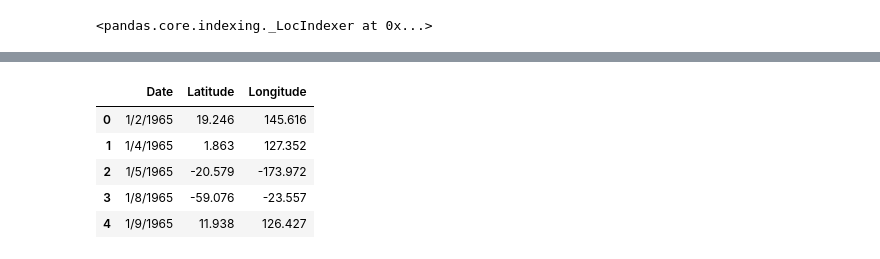
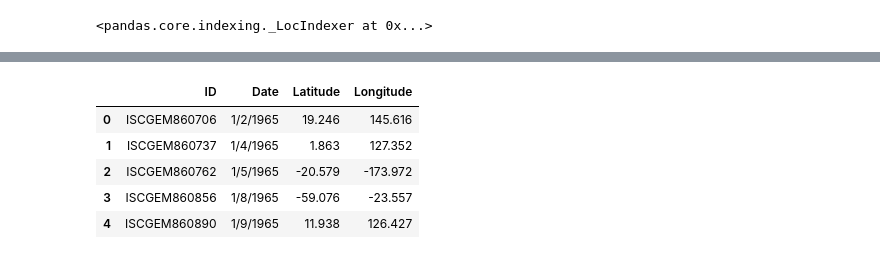
Before and after one commit to Karlasalome/Project2_intheclouds, a Jupyter notebook: Untitled.ipynb, the cells around one changed output, grey strips where cells are left out. Saved outputs shown, nothing was run; the diff lists cells and outputs as text; code cells hidden in the pictures.

```diff
--- a/Untitled.ipynb
+++ b/Untitled.ipynb
@@ -52,10 +66,10 @@ earthquake.head()
 # %%
-bydate = earthquake[['Date', 'Latitude','Longitude']].copy()
+bydate = earthquake[['ID','Date', 'Latitude','Longitude']].copy()
 bydate.head()
 # %% [output]
-|  | Date | Latitude | Longitude |
-| 0 | 1/2/1965 | 19.246 | 145.616 |
-| 1 | 1/4/1965 | 1.863 | 127.352 |
-| 2 | 1/5/1965 | -20.579 | -173.972 |
-| 3 | 1/8/1965 | -59.076 | -23.557 |
-| 4 | 1/9/1965 | 11.938 | 126.427 |
+|  | ID | Date | Latitude | Longitude |
+| 0 | ISCGEM860706 | 1/2/1965 | 19.246 | 145.616 |
+| 1 | ISCGEM860737 | 1/4/1965 | 1.863 | 127.352 |
+| 2 | ISCGEM860762 | 1/5/1965 | -20.579 | -173.972 |
+| 3 | ISCGEM860856 | 1/8/1965 | -59.076 | -23.557 |
+| 4 | ISCGEM860890 | 1/9/1965 | 11.938 | 126.427 |
```
Also changed, not shown: parts of 14 cells of this notebook, 4 other files.
